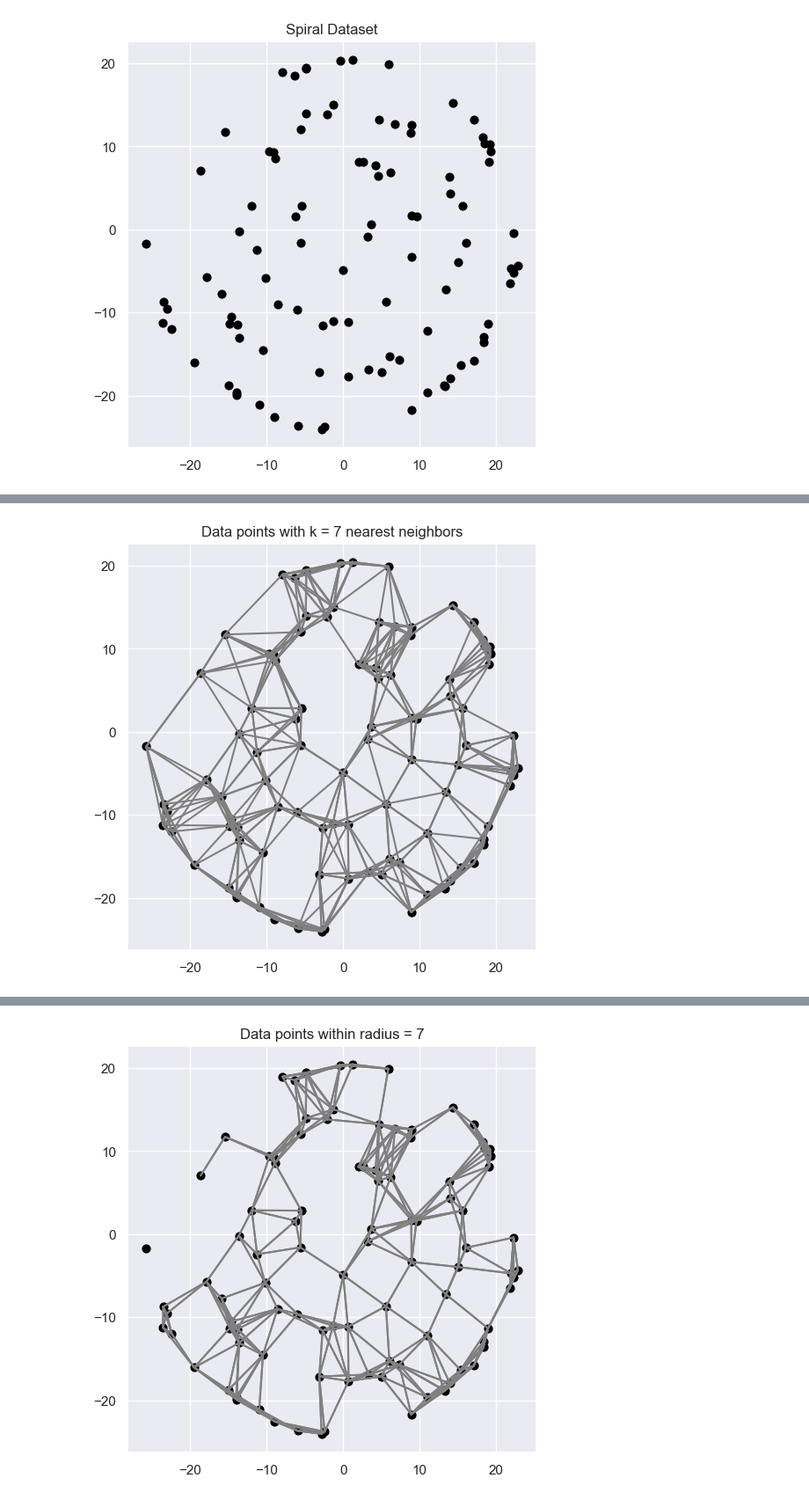
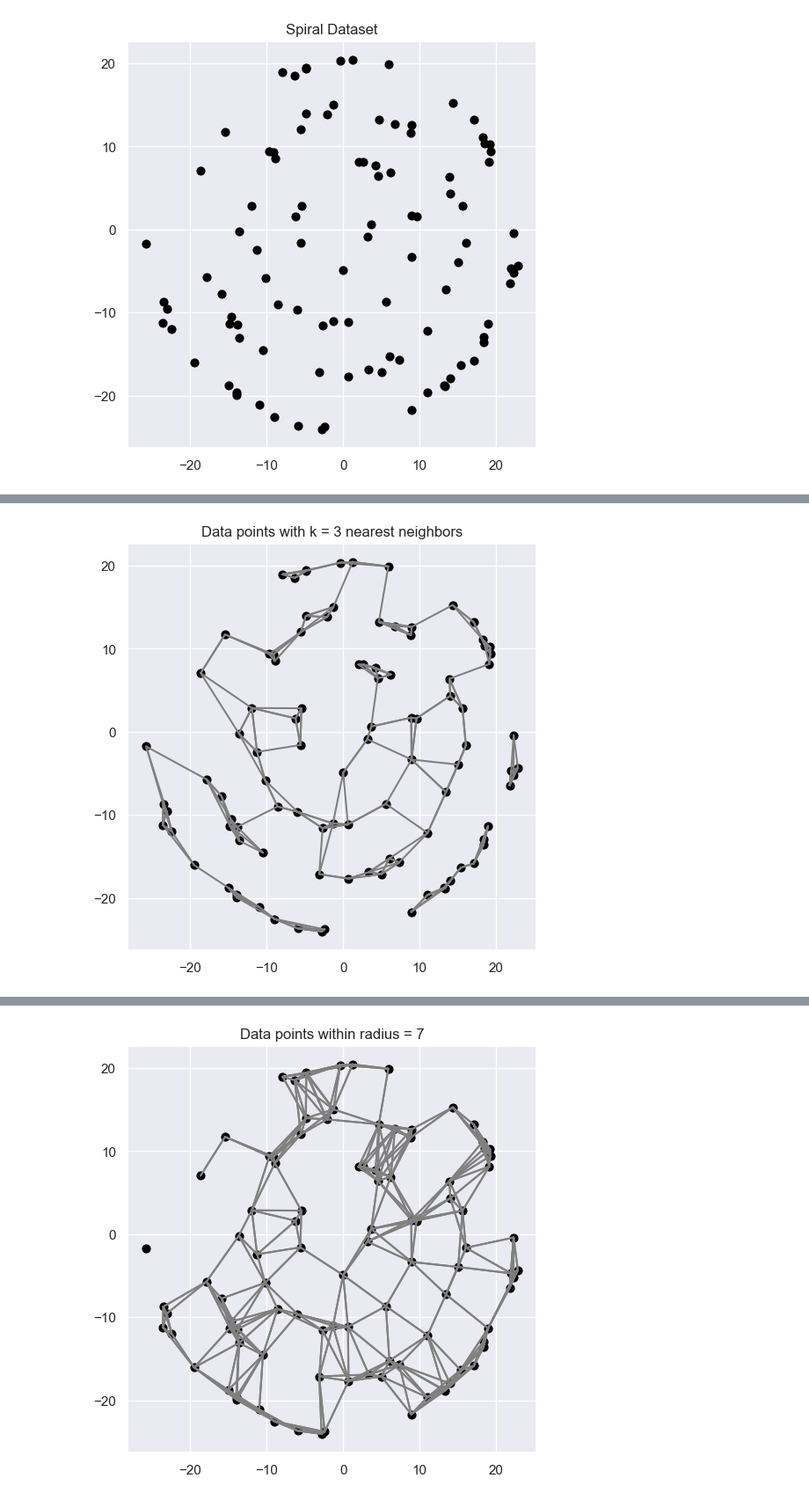
Before and after one commit to TonyHuang6666/Manifold-Learning, a Jupyter notebook: Discriminant Locality Preserving Projection/neighborhood_comparison.ipynb, the cells around one changed output, grey strips where cells are left out. Shown at 88% size. Saved outputs shown, nothing was run; the diff lists cells and outputs as text; code cells hidden in the pictures.

```diff
--- a/Discriminant Locality Preserving Projection/neighborhood_comparison.ipynb
+++ b/Discriminant Locality Preserving Projection/neighborhood_comparison.ipynb
@@ -41,3 +84,17 @@ plt.title('Spiral Dataset')  # 设置图标题为 'Spiral Dataset'
 plt.show();  # 展示图形
 # %% [output]
 [figure]
+# %%
+# 遍历每个数据点并绘制到最近邻的连线
+plt.figure(figsize=(6,6))  # 设置画布大小为 6x6
+plt.scatter(X[:,0], X[:,1], alpha=1, c='black', s=40)  # 绘制散点图，alpha 为不透明度，用黑色表示数据点，点的大小为 40
+k = 3  # 设置最近邻的数量
+adaptive_graph = adaptive_epsilon_graph(X.T, "KNN + Adaptive epsilon", k)  # 找到每个数据点的最近邻索引，返回整数数组
+
+# 循环遍历每个数据点,绘制连接当前点与其最近邻之间的灰色线段
+for i in range(X.shape[0]):
+    for j in range(X.shape[0]):
+        if adaptive_graph[0][i, j] == 1:
+            plt.plot([X[i, 0], X[j, 0]], [X[i, 1], X[j, 1]], color='gray', alpha=0.5)  # 绘制灰色线段
+plt.title('KNN + Adaptive epsilon Graph')  # 设置图标题为 'KNN + Adaptive epsilon Graph'
+plt.show();  # 展示图形
@@ -44,21 +104,21 @@ plt.show();  # 展示图形
 # %%
 # 遍历每个数据点并绘制到最近邻的连线
 plt.figure(figsize=(6,6))  # 设置画布大小为 6x6
 plt.scatter(X[:,0], X[:,1], alpha=1, c='black', s=40)  # 绘制散点图，alpha 为不透明度，用黑色表示数据点，点的大小为 40
-k = 7  # 设置最近邻的数量为 3
+k = 3  # 设置最近邻的数量为 3
 neighbors = nearest_neighbors(X, k).astype('int')  # 找到每个数据点的最近邻索引，返回整数数组
 
 # 循环遍历每个数据点
 for i in range(len(X)):
     knn = neighbors[i]  # 获取第 i 个数据点的最近邻索引
     # 循环遍历每个最近邻
     for j in range(k):
         # 绘制连接当前点与其最近邻之间的灰色线段
         plt.plot(X[[i, knn[j]], 0], X[[i, knn[j]], 1], c='gray')  # 绘制当前点与最近邻之间的连线，颜色为灰色
 
 plt.title('Data points with k = '+ str(k) + ' nearest neighbors')  # 设置图标题
 plt.show();  # 展示图形
 
 #当k=1时，每个数据点只有一个最近邻，这对于邻域关系的捕捉是不够的。我们可以通过增加k的值来改善这种情况。
 # %% [output]
-[figure, old version]
+[figure, new version]
```
Also changed, not shown: parts of 3 cells of this notebook.
